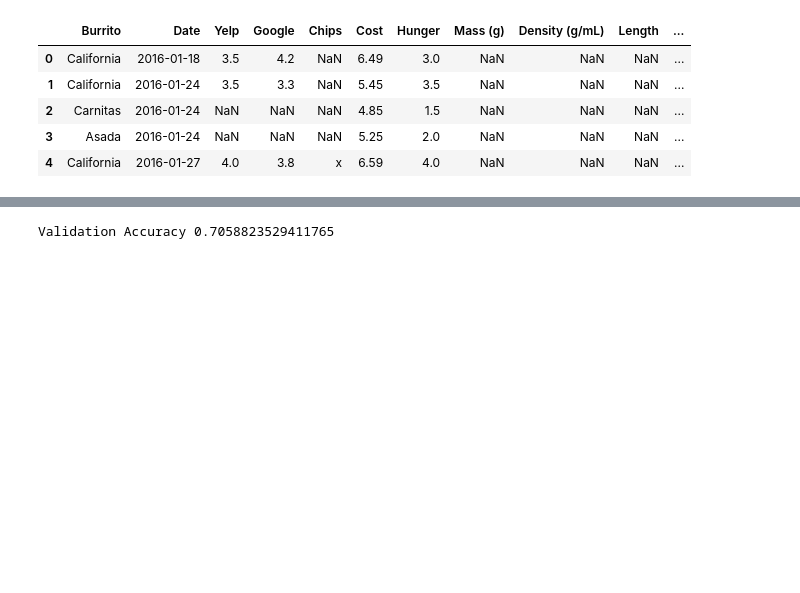
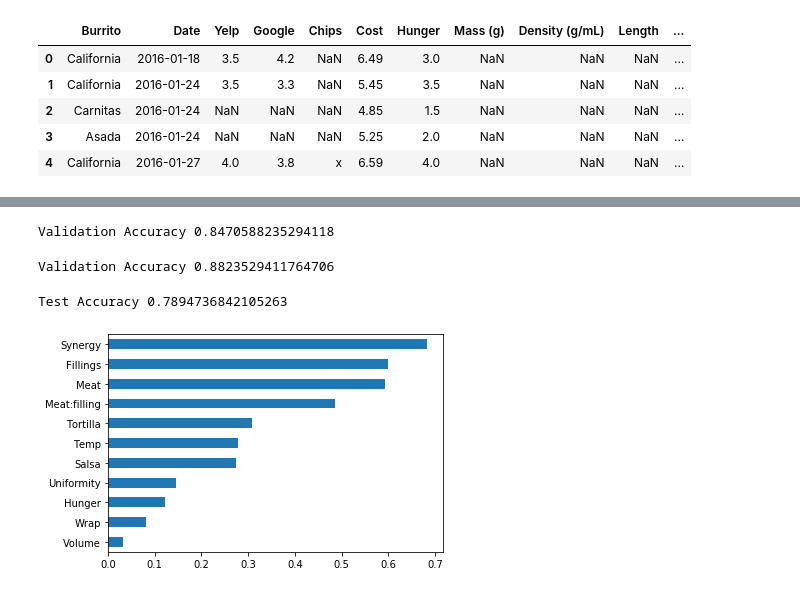
Before and after one commit to michhottinger/DS-Unit-2-Linear-Models, a Jupyter notebook: 4_MichelleHottingerAssignment_regression_classification_4.ipynb, the cells around one changed output, grey strips where cells are left out. Drawn from its saved outputs; the diff is of its cells as text; code cells hidden in the pictures; blank space fills up the shorter version.

```diff
--- a/4_MichelleHottingerAssignment_regression_classification_4.ipynb
+++ b/4_MichelleHottingerAssignment_regression_classification_4.ipynb
@@ -147,7 +147,11 @@ from sklearn.preprocessing import StandardScaler
 #prep the dataset by dropping the target column
 #set the target and features
 
-features = ['Burrito', 'Yelp', 'Google', 'Chips', 'Cost', 'Hunger', 'Mass (g)', 'Density (g/mL)', 'Length', 'Circum', 'Volume', 'Tortilla', 'Temp', 'Meat:filling', 'Uniformity', 'Salsa', 'Synergy', 'Wrap', 'Unreliable', 'NonSD', 'Beef', 'Pico', 'Guac', 'Cheese', 'Fries', 'Sour cream', 'Pork', 'Chicken', 'Shrimp', 'Fish', 'Rice', 'Beans', 'Lettuce', 'Tomato', 'Bell peper', 'Carrots', 'Cabbage', 'Sauce', 'Salsa.1', 'Cilantro', 'Onion', 'Taquito', 'Pineapple', 'Ham', 'Chile relleno', 'Nopales', 'Lobster', 'Queso', 'Egg', 'Mushroom', 'Bacon', 'Sushi', 'Avocado', 'Corn', 'Zucchini']
+#target = 'Great'
+#cardi = ['ADDRESS', 'LAND_SQUARE_FEET', 'SALE_DATE', 'BUILDING_CLASS_AT_PRESENT', 'BUILDING_CLASS_AT_TIME_OF_SALE', 'EASE-MENT', 'APARTMENT_NUMBER', 'TAX_CLASS_AT_TIME_OF_SALE']
+#features = train.columns.drop([target] + cardi)
+
+features = ['Hunger', 'Volume', 'Tortilla', 'Temp', 'Meat', 'Fillings', 'Meat:filling', 'Uniformity', 'Salsa', 'Synergy', 'Wrap']
 X_train = train[features]
 X_val = val[features]
 
@@ -190,4 +200,32 @@ log_reg = LogisticRegression(solver='lbfgs')
 log_reg.fit(X_train_scaled, y_train)
 print('Validation Accuracy', log_reg.score(X_val_scaled, y_val))
 # %% [output]
-Validation Accuracy 0.7058823529411765
+Validation Accuracy 0.8470588235294118
+# %%
+from sklearn.linear_model import LogisticRegressionCV
+
+model = LogisticRegressionCV(cv=5, n_jobs=-1, random_state=42)
+model.fit(X_train_scaled, y_train)
+print('Validation Accuracy', model.score(X_val_scaled, y_val))
+# %% [output]
+Validation Accuracy 0.8823529411764706
+# %%
+#test data
+
+X_test = test[features]
+y_test = test[target]
+
+
+X_test_imputed = imputer.transform(X_test)
+X_test_scaled = scaler.transform(X_test_imputed)
+print('Test Accuracy', model.score(X_test_scaled, y_test))
+# %% [output]
+Test Accuracy 0.7894736842105263
+# %%
+# notes for more fun graphs of value sorted to see top features
+
+%matplotlib inline
+coefficients = pd.Series(model.coef_[0], features)
+coefficients.sort_values().plot.barh();
+# %% [output]
+[figure, added]
```
Also changed, not shown: parts of 2 cells of this notebook.
